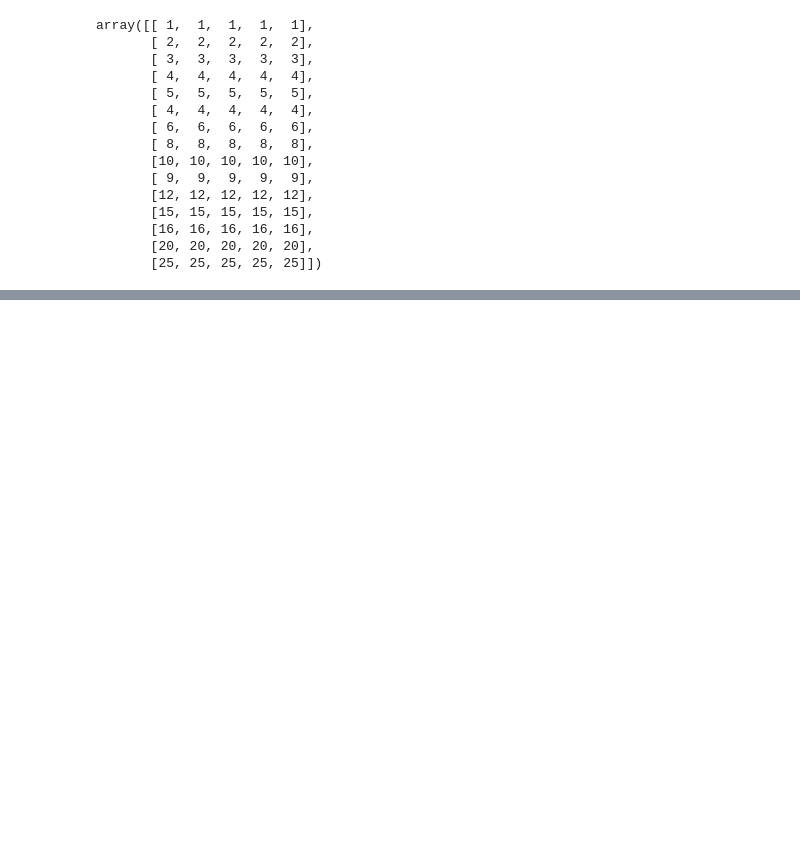
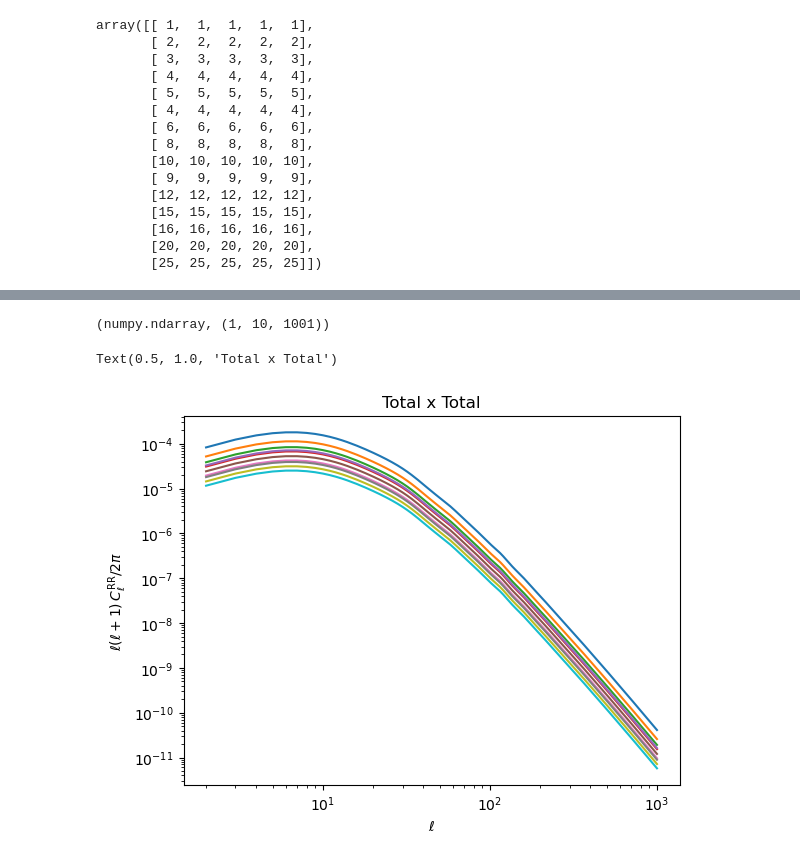
Before and after one commit to PaulineGorbatchev/C_ells, a Jupyter notebook: test.ipynb, the cells around one changed output, grey strips where cells are left out. Drawn from its saved outputs; the diff is of its cells as text; code cells hidden in the pictures; blank space fills up the shorter version.

Commit message:
edits and corrections, Cells_DD and Cells_RR

```diff
--- a/test.ipynb
+++ b/test.ipynb
@@ -294,0 +342,17 @@ TypeError: unsupported operand type(s) for +: 'int' and 'list'
+# %%
+type(Cells_RR_new), np.shape(Cells_RR_new)
+# %% [output]
+(numpy.ndarray, (1, 10, 1001))
+# %%
+for k, Cell_z in enumerate(Cells_RR_new[0]):
+    plt.plot(ell[2:], ell[2:]*(ell[2:]+1) * Cell_z[2:] / (2*np.pi))
+
+plt.yscale('log')
+plt.xscale('log')
+
+plt.xlabel(r'$\ell$')
+plt.ylabel(r'$\ell(\ell+1)\,C_{\ell}^{\mathrm{RR}}/2\pi$')
+plt.title('Total x Total')
+# %% [output]
+Text(0.5, 1.0, 'Total x Total')
+[figure, added]
```
Also changed, not shown: parts of 10 cells of this notebook, 7 other files.
